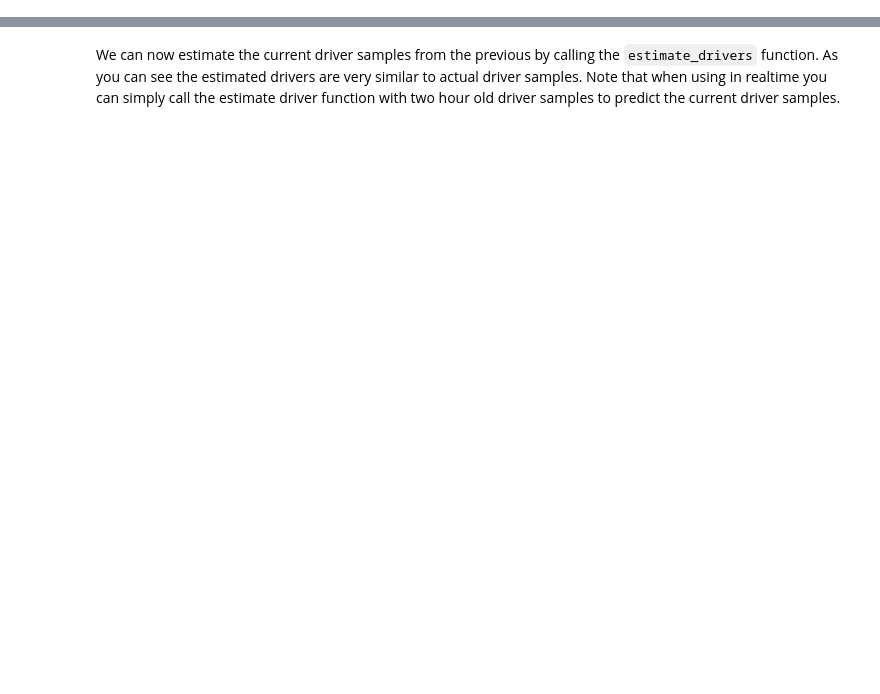
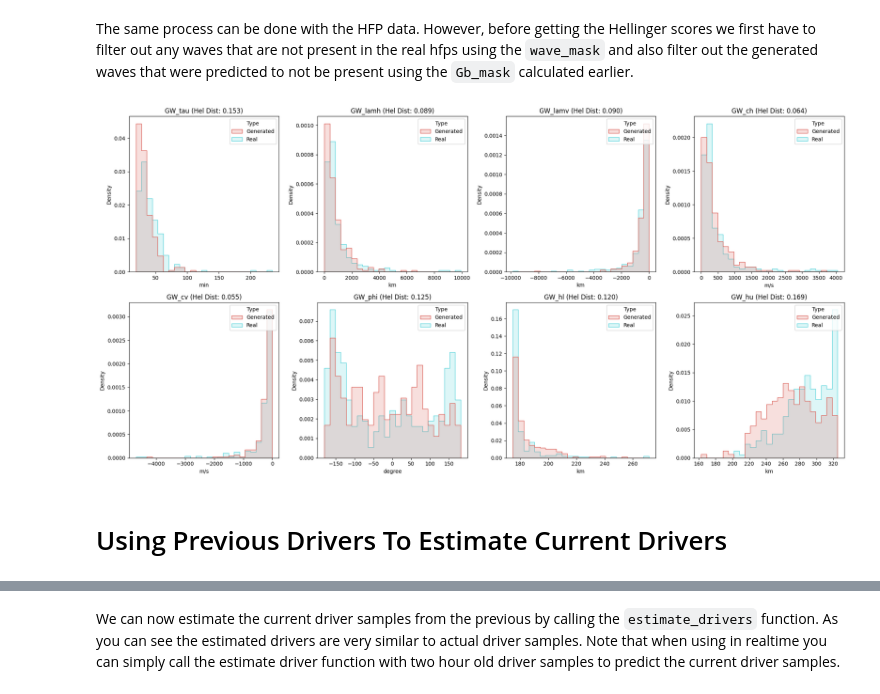
Before and after one commit to sri-geospace/atmosense-abcgan, a Jupyter notebook: tutorials/demo.ipynb, the cells around one changed output, grey strips where cells are left out. Saved outputs shown, nothing was run; the diff lists cells and outputs as text; code cells hidden in the pictures; blank space fills up the shorter version.

```diff
--- a/tutorials/demo.ipynb
+++ b/tutorials/demo.ipynb
@@ -281,0 +383,25 @@ prev_drivers = drivers[prev_dr_map]
+# %% [markdown]
+The same process can be done with the HFP data. However, before getting the Hellinger scores we first have to filter out any waves that are not present in
+the real hfps using the `wave_mask` and also filter out the generated waves that were predicted to not be present
+using the `Gb_mask` calculated earlier.
+# %%
+real = hfps[wave_mask, ...]
+generated = G_hfps[Gb_mask, 0, ...]
+
+fig, ax = plt.subplots(2, 4, figsize=(20, 10))
+ax = ax.flatten()
+for i in range(len(ax)):
+    x = np.hstack((real[... ,i].flatten(), generated[..., i].flatten()))
+    hue = ['Real'] * len(real[... ,i].flatten()) + ['Generated'] * len(generated[..., i].flatten())
+    data = pd.DataFrame({f'{const.hfp_units[i]}': x, 'Type': hue})
+    sns.histplot(data=data, x=f'{const.hfp_units[i]}', hue='Type', ax=ax[i],
+                 element='step', bins=25, legend=True, stat='density',
+                 palette='hls', alpha=0.2, common_norm=False,
+                 hue_order=['Generated', 'Real'])
+    ax[i].set_title(f'{abcgan.constants.hfp_names[i]} (Hel Dist: {hfp_hel_dists[0, i]:.3f})')
+plt.tight_layout()
+plt.show()
+# %% [output]
+[figure, added]
+# %% [markdown]
+# Using Previous Drivers To Estimate Current Drivers
```
Also changed, not shown: parts of 109 cells of this notebook, 37 other files.
